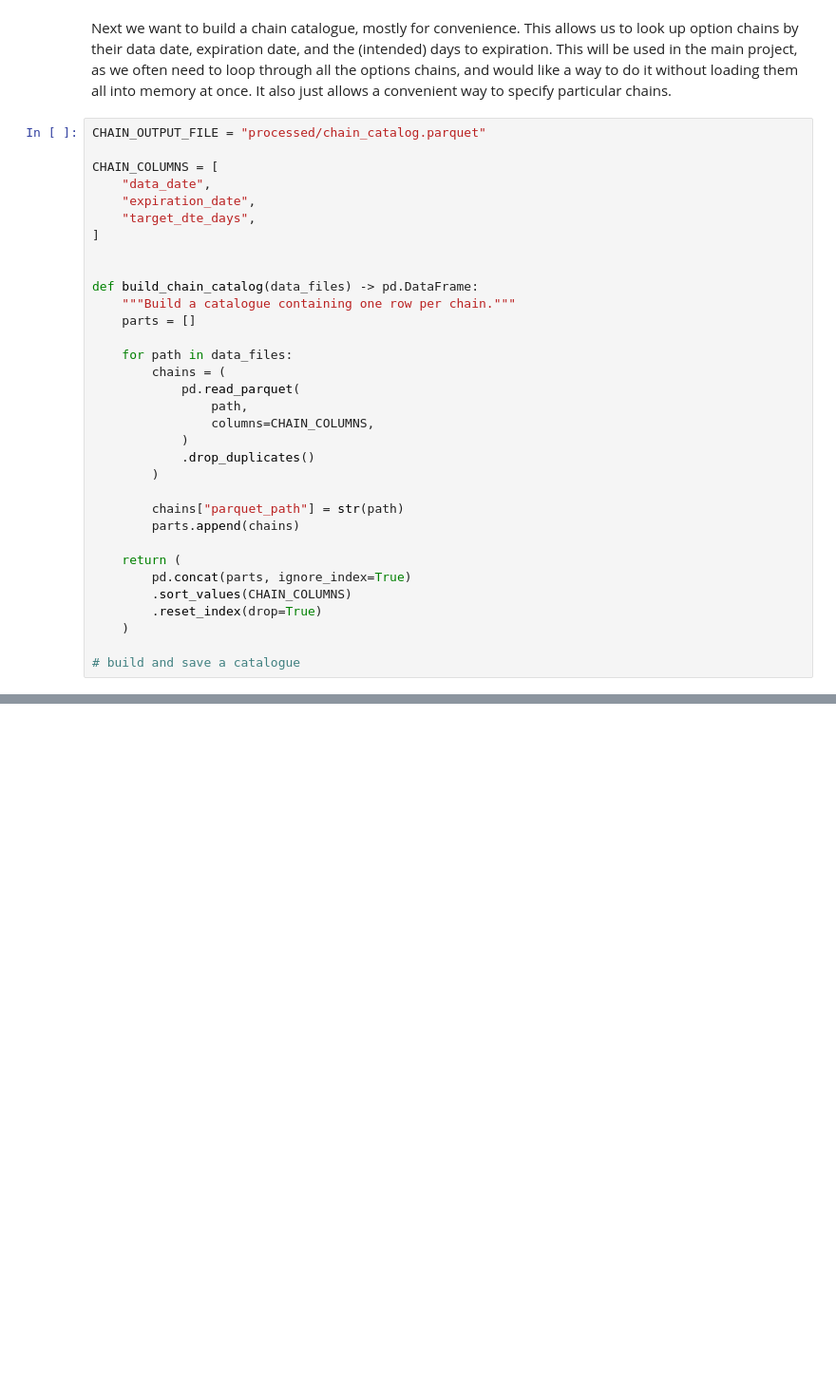
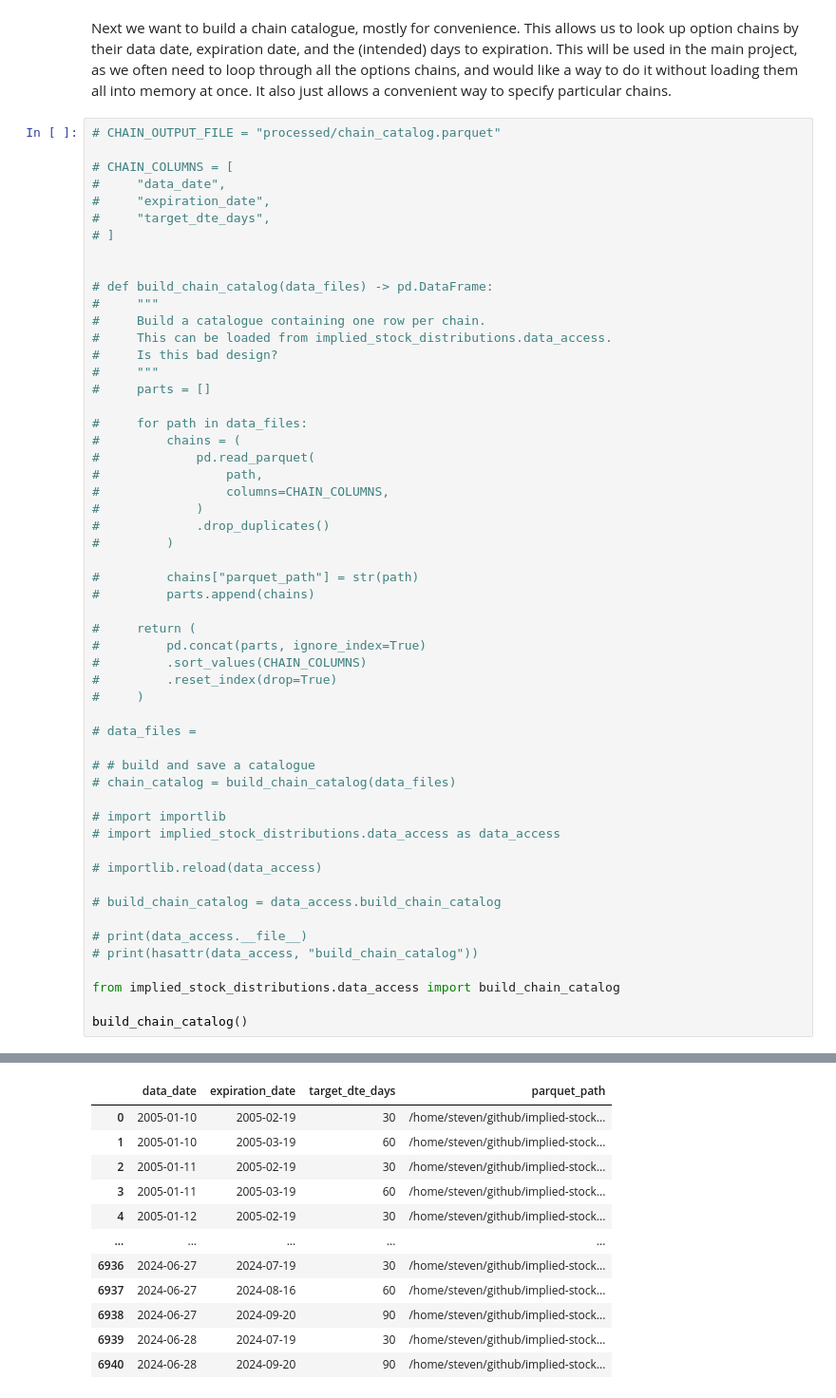
Before and after one commit to swbuchanan/implied-stock-distributions, a Jupyter notebook: data/processing.ipynb, the cells around one changed output, grey strips where cells are left out. Shown at 95% size. Drawn from its saved outputs; the diff is of its cells as text; blank space fills up the shorter version.

```diff
--- a/data/processing.ipynb
+++ b/data/processing.ipynb
@@ -617,35 +622,57 @@ This allows us to look up option chains by their data date, expiration date, and
 This will be used in the main project, as we often need to loop through all the options chains, and would like a way to do it without loading them all into memory at once.
 It also just allows a convenient way to specify particular chains.
 # %%
-CHAIN_OUTPUT_FILE = "processed/chain_catalog.parquet"
+# CHAIN_OUTPUT_FILE = "processed/chain_catalog.parquet"
 
-CHAIN_COLUMNS = [
-    "data_date",
-    "expiration_date",
-    "target_dte_days",
-]
+# CHAIN_COLUMNS = [
+#     "data_date",
+#     "expiration_date",
+#     "target_dte_days",
+# ]
 
 
-def build_chain_catalog(data_files) -> pd.DataFrame:
-    """Build a catalogue containing one row per chain."""
-    parts = []
+# def build_chain_catalog(data_files) -> pd.DataFrame:
+#     """
+#     Build a catalogue containing one row per chain.
+#     This can be loaded from implied_stock_distributions.data_access.
+#     Is this bad design?
+#     """
+#     parts = []
 
-    for path in data_files:
-        chains = (
-            pd.read_parquet(
-                path,
-                columns=CHAIN_COLUMNS,
-            )
-            .drop_duplicates()
-        )
+#     for path in data_files:
+#         chains = (
+#             pd.read_parquet(
+#                 path,
+#                 columns=CHAIN_COLUMNS,
+#             )
+#             .drop_duplicates()
+#         )
 
-        chains["parquet_path"] = str(path)
-        parts.append(chains)
+#         chains["parquet_path"] = str(path)
+#         parts.append(chains)
 
-    return (
-        pd.concat(parts, ignore_index=True)
-        .sort_values(CHAIN_COLUMNS)
-        .reset_index(drop=True)
-    )
+#     return (
+#         pd.concat(parts, ignore_index=True)
+#         .sort_values(CHAIN_COLUMNS)
+#         .reset_index(drop=True)
+#     )
 
-# build and save a catalogue
+# data_files =
+
+# # build and save a catalogue
+# chain_catalog = build_chain_catalog(data_files)
+
+# import importlib
+# import implied_stock_distributions.data_access as data_access
+
+# importlib.reload(data_access)
+
+# build_chain_catalog = data_access.build_chain_catalog
+
+# print(data_access.__file__)
+# print(hasattr(data_access, "build_chain_catalog"))
+
+from implied_stock_distributions.data_access import build_chain_catalog
+
+build_chain_catalog()
+# %% [output]
@@ -651,0 +681,12 @@ def build_chain_catalog(data_files) -> pd.DataFrame:
+|  | data_date | expiration_date | target_dte_days | parquet_path |
+| 0 | 2005-01-10 | 2005-02-19 | 30 | /home/steven/github/implied-stock... |
+| 1 | 2005-01-10 | 2005-03-19 | 60 | /home/steven/github/implied-stock... |
+| 2 | 2005-01-11 | 2005-02-19 | 30 | /home/steven/github/implied-stock... |
+| 3 | 2005-01-11 | 2005-03-19 | 60 | /home/steven/github/implied-stock... |
+| 4 | 2005-01-12 | 2005-02-19 | 30 | /home/steven/github/implied-stock... |
+| ... | ... | ... | ... | ... |
+| 6936 | 2024-06-27 | 2024-07-19 | 30 | /home/steven/github/implied-stock... |
+| 6937 | 2024-06-27 | 2024-08-16 | 60 | /home/steven/github/implied-stock... |
+| 6938 | 2024-06-27 | 2024-09-20 | 90 | /home/steven/github/implied-stock... |
+| 6939 | 2024-06-28 | 2024-07-19 | 30 | /home/steven/github/implied-stock... |
+| 6940 | 2024-06-28 | 2024-09-20 | 90 | /home/steven/github/implied-stock... |
```
Also changed, not shown: parts of 3 cells of this notebook, 6 other files.
